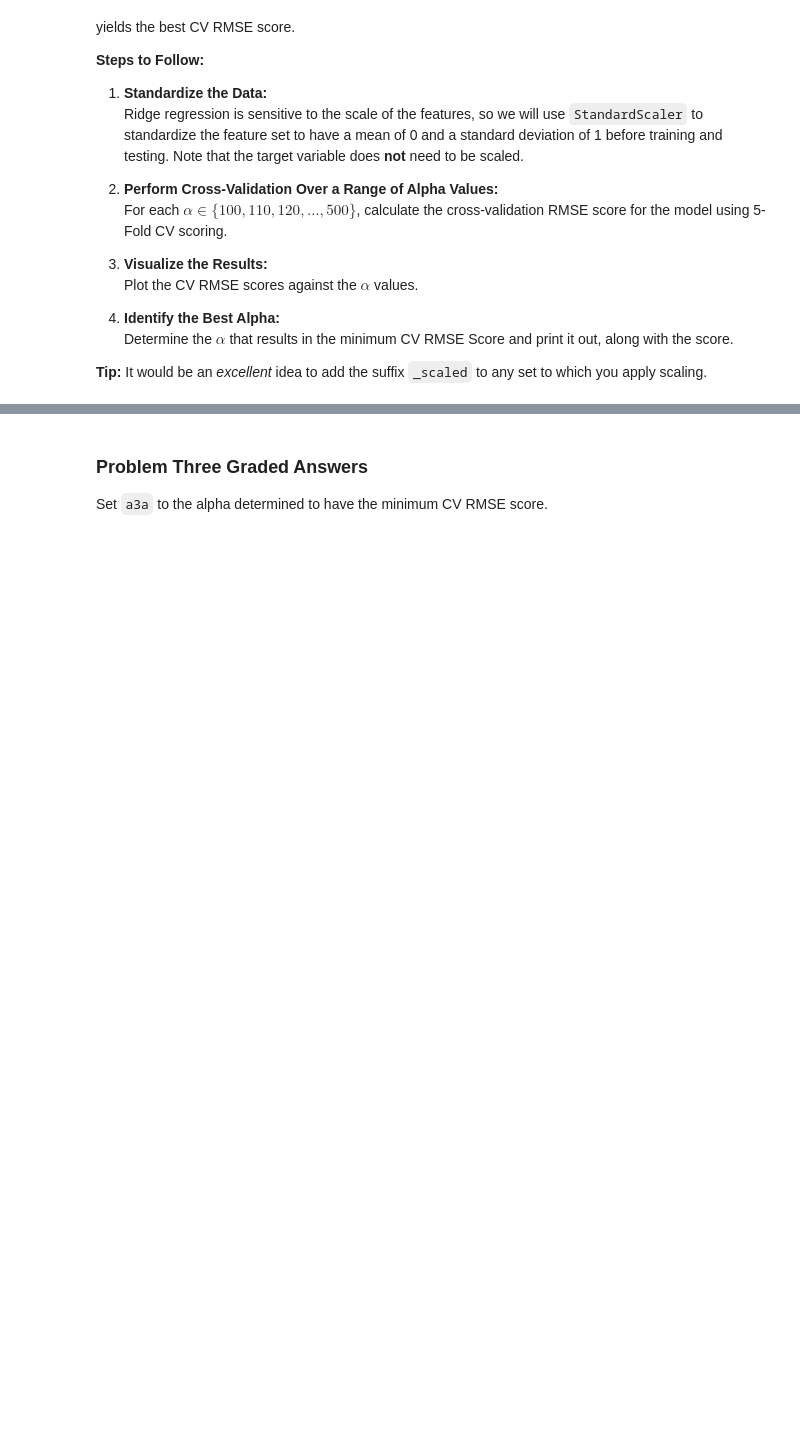
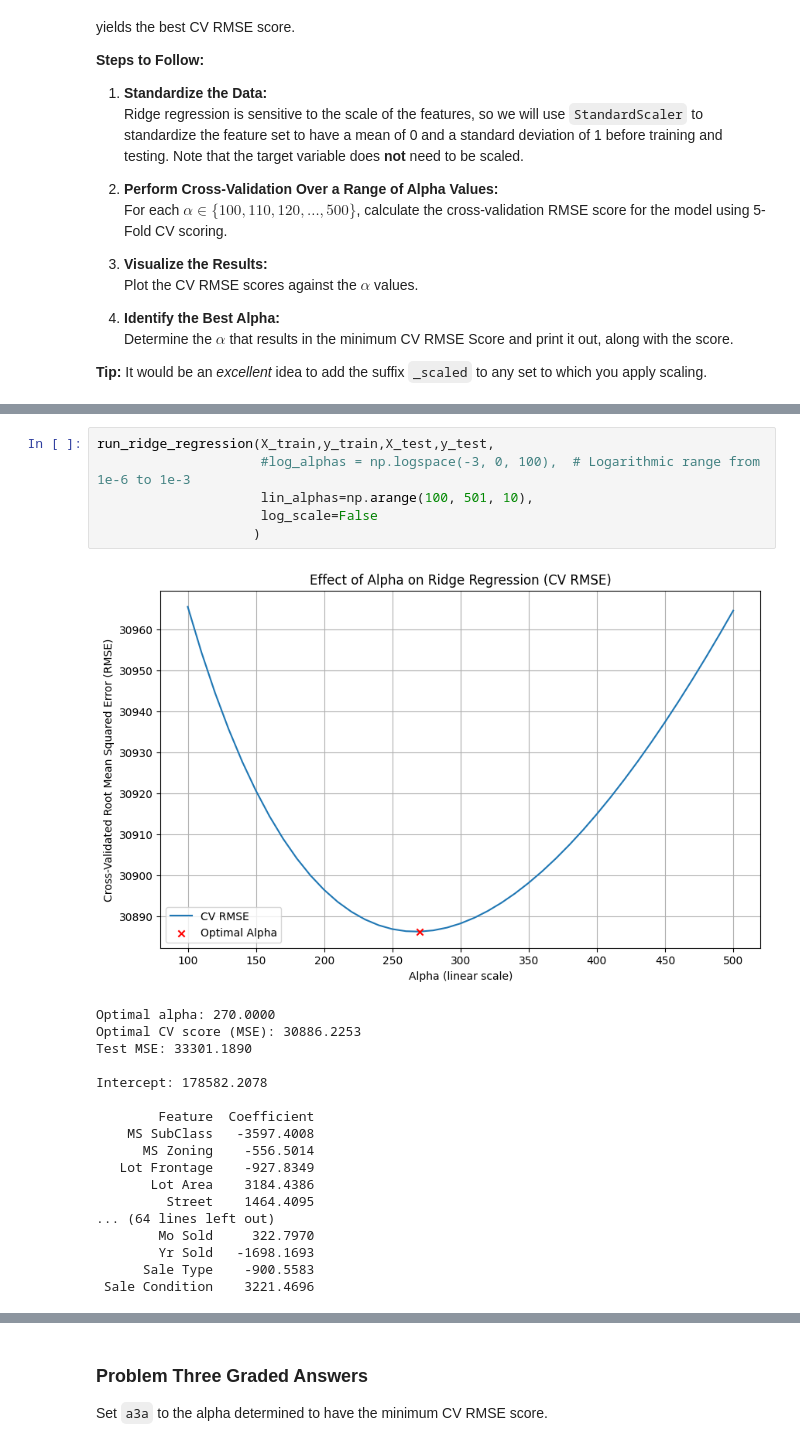
Before and after one commit to Haleymussary00/Module-3-Assignments, a Jupyter notebook: Homework_05.ipynb, the cells around one changed output, grey strips where cells are left out. Cells and saved outputs as stored; diff of their text form; blank space fills up the shorter version.

```diff
--- a/Homework_05.ipynb
+++ b/Homework_05.ipynb
@@ -486,0 +567,25 @@ This introduces another instance of the model selection problem: we must determi
+# %%
+run_ridge_regression(X_train,y_train,X_test,y_test,
+                     #log_alphas = np.logspace(-3, 0, 100),  # Logarithmic range from 1e-6 to 1e-3
+                     lin_alphas=np.arange(100, 501, 10),
+                     log_scale=False
+                    )
+# %% [output]
+[figure, added]
+Optimal alpha: 270.0000
+Optimal CV score (MSE): 30886.2253
+Test MSE: 33301.1890
+
+Intercept: 178582.2078
+
+        Feature  Coefficient
+    MS SubClass   -3597.4008
+      MS Zoning    -556.5014
+   Lot Frontage    -927.8349
+       Lot Area    3184.4386
+         Street    1464.4095
+... (64 lines left out)
+        Mo Sold     322.7970
+        Yr Sold   -1698.1693
+      Sale Type    -900.5583
+ Sale Condition    3221.4696
```
Also changed, not shown: parts of 14 cells of this notebook.
